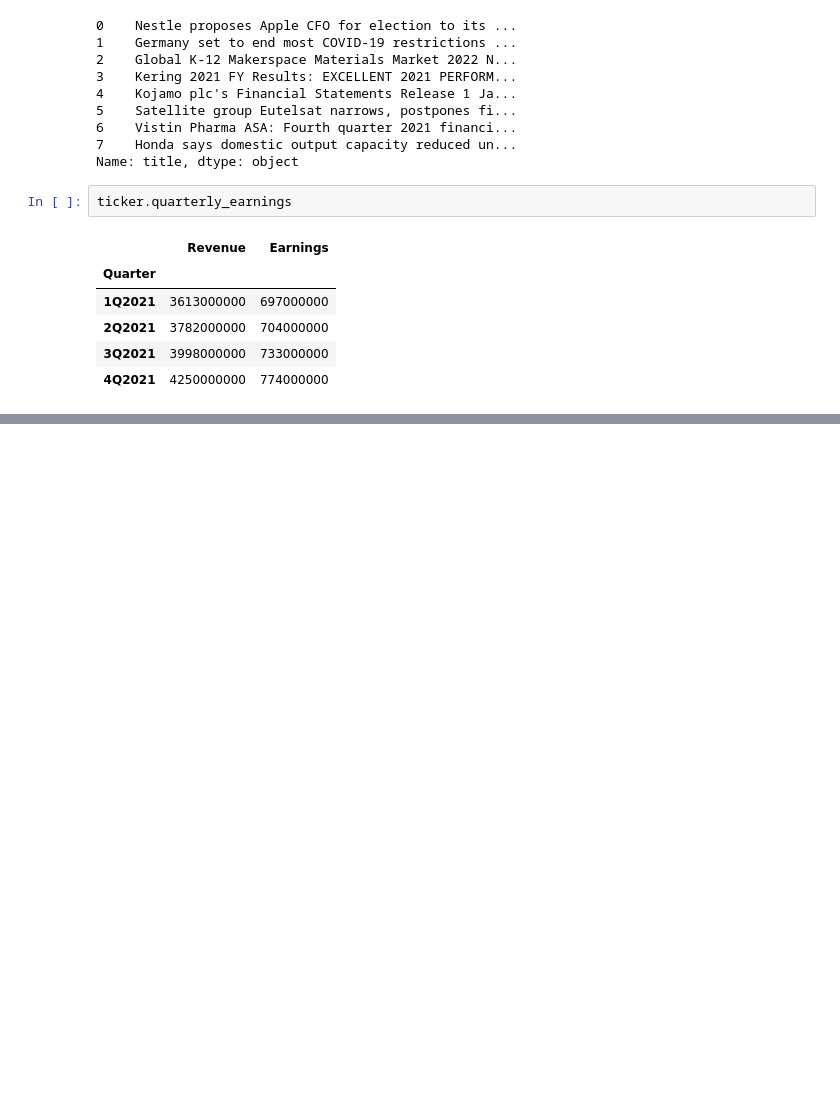
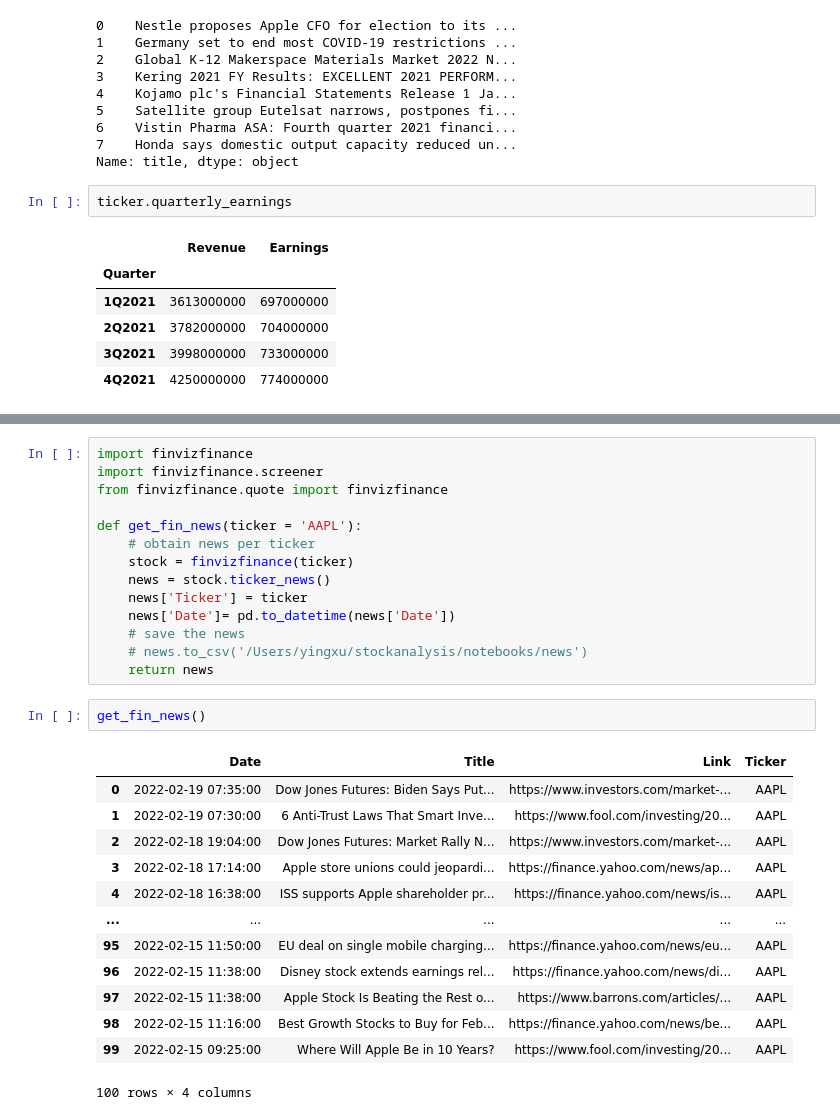
Before and after one commit to vivekjainmaiet/stockanalysis, a Jupyter notebook: notebooks/vivek_notebook.ipynb, the cells around one changed output, grey strips where cells are left out. Saved outputs shown, nothing was run; the diff lists cells and outputs as text; blank space fills up the shorter version.

```diff
--- a/notebooks/vivek_notebook.ipynb
+++ b/notebooks/vivek_notebook.ipynb
@@ -381,0 +414,30 @@ ticker.quarterly_earnings
+# %%
+import finvizfinance
+import finvizfinance.screener
+from finvizfinance.quote import finvizfinance
+
+def get_fin_news(ticker = 'AAPL'):
+    # obtain news per ticker
+    stock = finvizfinance(ticker)
+    news = stock.ticker_news()
+    news['Ticker'] = ticker
+    news['Date']= pd.to_datetime(news['Date'])
+    # save the news
+    # news.to_csv('/Users/yingxu/stockanalysis/notebooks/news')
+    return news
+# %%
+get_fin_news()
+# %% [output]
+|  | Date | Title | Link | Ticker |
+| 0 | 2022-02-19 07:35:00 | Dow Jones Futures: Biden Says Put... | https://www.investors.com/market-... | AAPL |
+| 1 | 2022-02-19 07:30:00 | 6 Anti-Trust Laws That Smart Inve... | https://www.fool.com/investing/20... | AAPL |
+| 2 | 2022-02-18 19:04:00 | Dow Jones Futures: Market Rally N... | https://www.investors.com/market-... | AAPL |
+| 3 | 2022-02-18 17:14:00 | Apple store unions could jeopardi... | https://finance.yahoo.com/news/ap... | AAPL |
+| 4 | 2022-02-18 16:38:00 | ISS supports Apple shareholder pr... | https://finance.yahoo.com/news/is... | AAPL |
+| ... | ... | ... | ... | ... |
+| 95 | 2022-02-15 11:50:00 | EU deal on single mobile charging... | https://finance.yahoo.com/news/eu... | AAPL |
+| 96 | 2022-02-15 11:38:00 | Disney stock extends earnings rel... | https://finance.yahoo.com/news/di... | AAPL |
+| 97 | 2022-02-15 11:38:00 | Apple Stock Is Beating the Rest o... | https://www.barrons.com/articles/... | AAPL |
+| 98 | 2022-02-15 11:16:00 | Best Growth Stocks to Buy for Feb... | https://finance.yahoo.com/news/be... | AAPL |
+| 99 | 2022-02-15 09:25:00 | Where Will Apple Be in 10 Years? | https://www.fool.com/investing/20... | AAPL |
+100 rows × 4 columns
```
Also changed, not shown: parts of 5 cells of this notebook, 9 other files.
